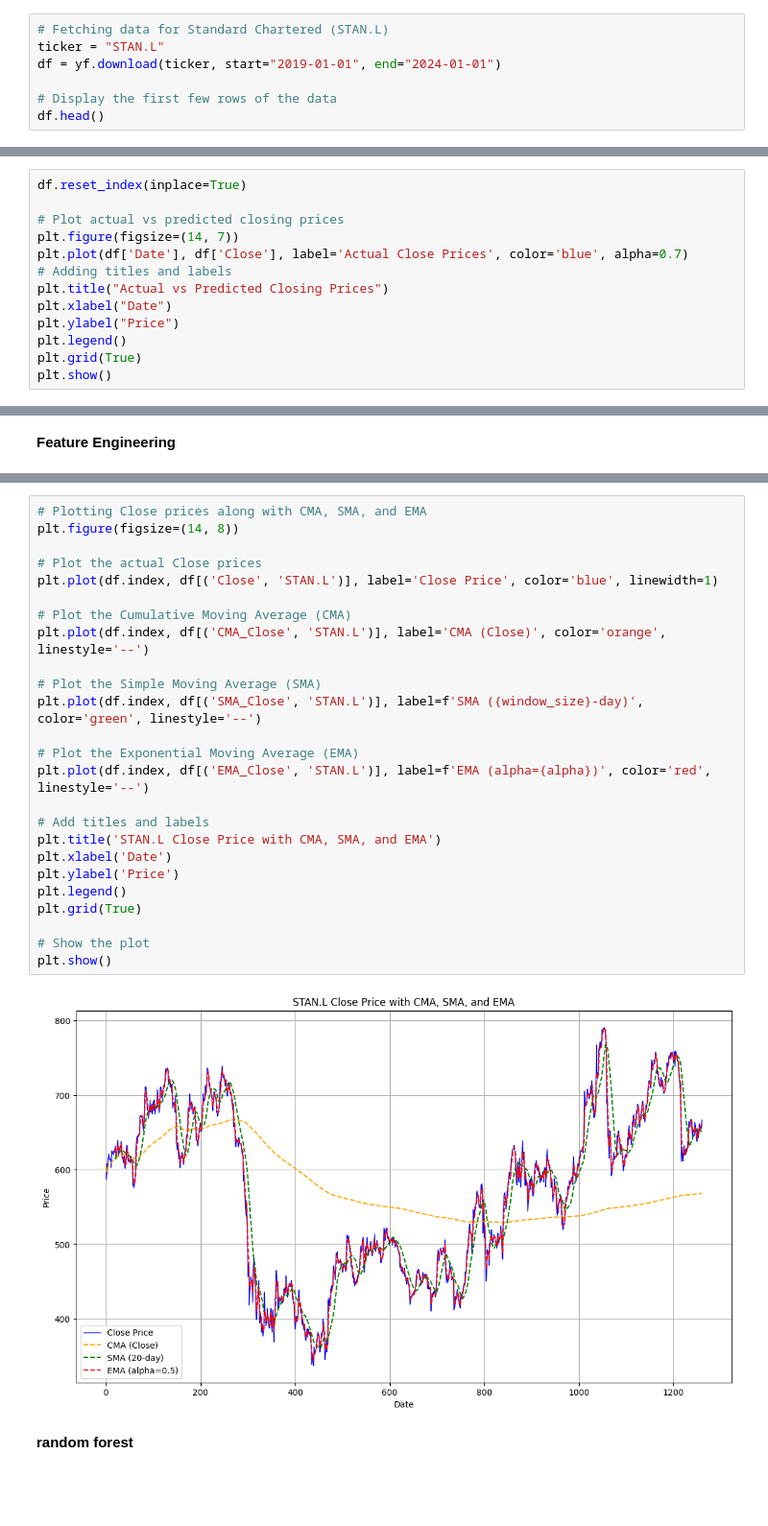
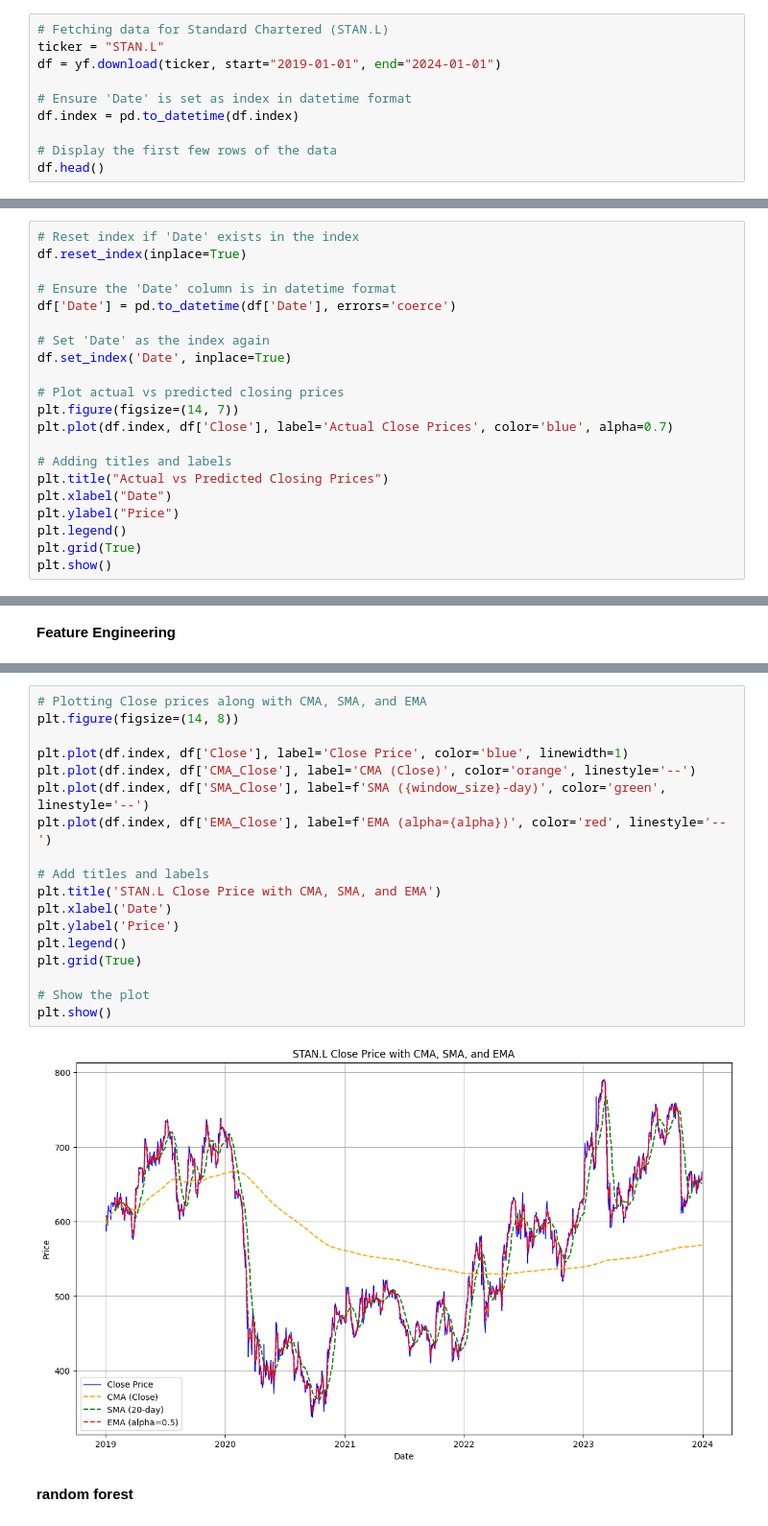
Before and after one commit to Muhammad-Abdullah-Jami/UK_Bank_Stocks_Prediction, a Jupyter notebook: Yfinance.ipynb, the cells around one changed output, grey strips where cells are left out. Shown: that part at 96% size. Cells and saved outputs as stored; diff of their text form; blank space fills up the shorter version.

```diff
--- a/Yfinance.ipynb
+++ b/Yfinance.ipynb
@@ -41,6 +41,9 @@ from sklearn.model_selection import train_test_split
 ticker = "STAN.L"
 df = yf.download(ticker, start="2019-01-01", end="2024-01-01")
 
+# Ensure 'Date' is set as index in datetime format
+df.index = pd.to_datetime(df.index)
+
 # Display the first few rows of the data
 df.head()
 # %% [output]
@@ -95,11 +98,19 @@ df.isnull().sum()
 | Volume | STAN.L | 0 |
 dtype: int64
 # %%
+# Reset index if 'Date' exists in the index
 df.reset_index(inplace=True)
+
+# Ensure the 'Date' column is in datetime format
+df['Date'] = pd.to_datetime(df['Date'], errors='coerce')
+
+# Set 'Date' as the index again
+df.set_index('Date', inplace=True)
 
 # Plot actual vs predicted closing prices
 plt.figure(figsize=(14, 7))
-plt.plot(df['Date'], df['Close'], label='Actual Close Prices', color='blue', alpha=0.7)
+plt.plot(df.index, df['Close'], label='Actual Close Prices', color='blue', alpha=0.7)
+
 # Adding titles and labels
 plt.title("Actual vs Predicted Closing Prices")
 plt.xlabel("Date")
@@ -129,30 +137,23 @@ df['EMA_Close'] = df['Close'].ewm(alpha=alpha, min_periods=window_size).mean()
 # %%
 # Plotting Close prices along with CMA, SMA, and EMA
 plt.figure(figsize=(14, 8))
 
-# Plot the actual Close prices
-plt.plot(df.index, df[('Close', 'STAN.L')], label='Close Price', color='blue', linewidth=1)
-
-# Plot the Cumulative Moving Average (CMA)
-plt.plot(df.index, df[('CMA_Close', 'STAN.L')], label='CMA (Close)', color='orange', linestyle='--')
-
-# Plot the Simple Moving Average (SMA)
-plt.plot(df.index, df[('SMA_Close', 'STAN.L')], label=f'SMA ({window_size}-day)', color='green', linestyle='--')
-
-# Plot the Exponential Moving Average (EMA)
-plt.plot(df.index, df[('EMA_Close', 'STAN.L')], label=f'EMA (alpha={alpha})', color='red', linestyle='--')
+plt.plot(df.index, df['Close'], label='Close Price', color='blue', linewidth=1)
+plt.plot(df.index, df['CMA_Close'], label='CMA (Close)', color='orange', linestyle='--')
+plt.plot(df.index, df['SMA_Close'], label=f'SMA ({window_size}-day)', color='green', linestyle='--')
+plt.plot(df.index, df['EMA_Close'], label=f'EMA (alpha={alpha})', color='red', linestyle='--')
 
 # Add titles and labels
 plt.title('STAN.L Close Price with CMA, SMA, and EMA')
 plt.xlabel('Date')
 plt.ylabel('Price')
 plt.legend()
 plt.grid(True)
 
 # Show the plot
 plt.show()
 # %% [output]
-[figure, old version]
+[figure, new version]
 # %% [markdown]
 **random forest**
 # %%
```
Also changed, not shown: parts of 5 cells of this notebook.
